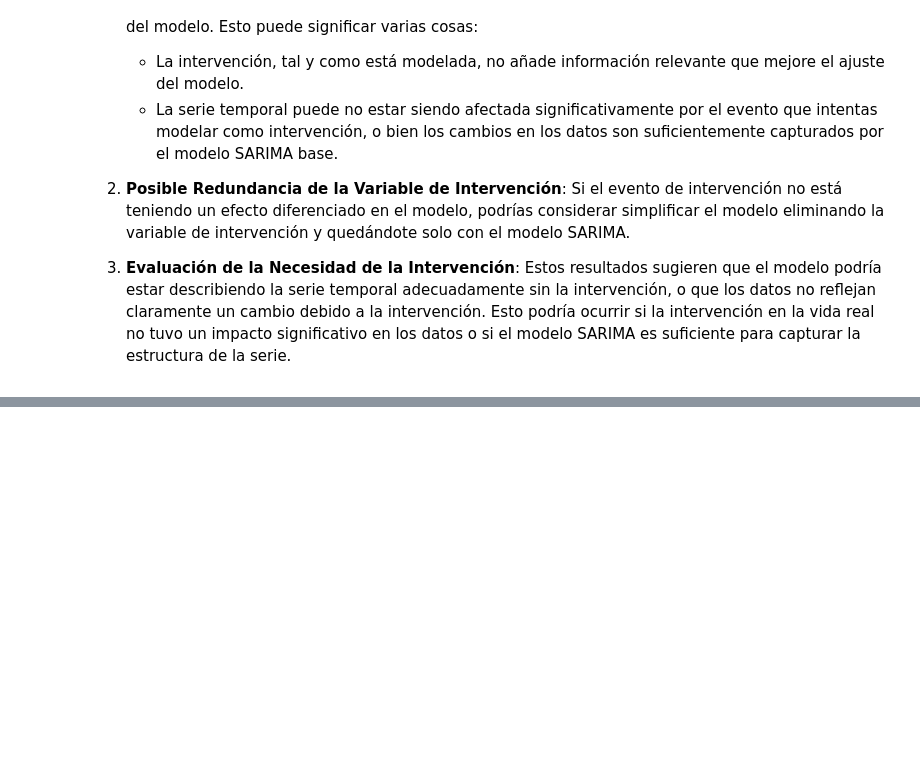
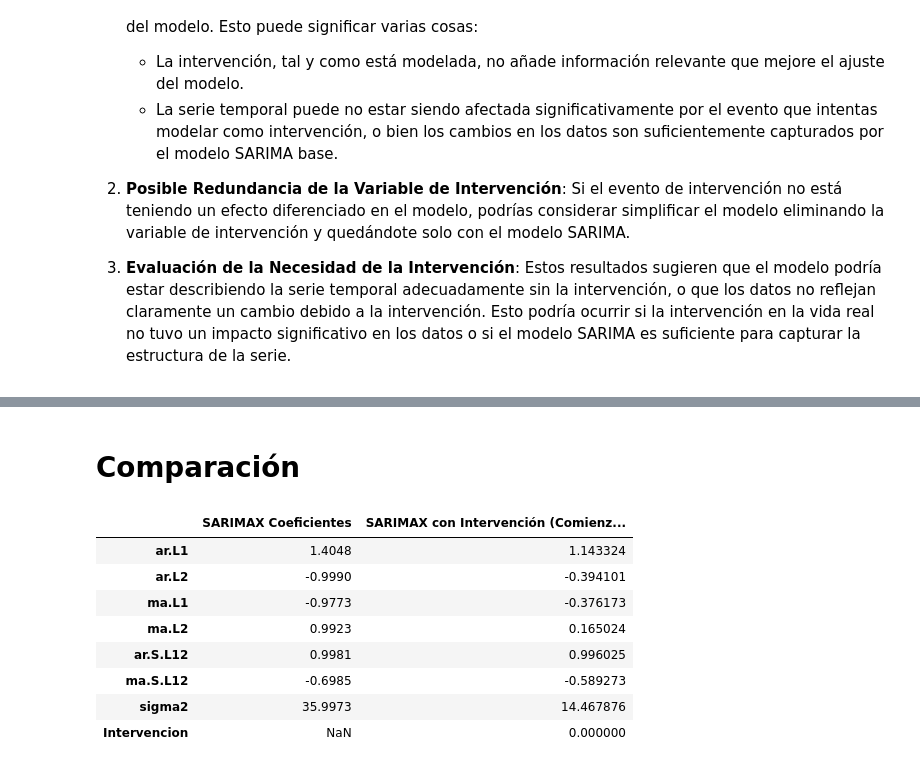
Before and after one commit to gapv09/Trabajos-Aplicativos, a Jupyter notebook: Café.ipynb, the cells around one changed output, grey strips where cells are left out. Drawn from its saved outputs; the diff is of its cells as text; code cells hidden in the pictures; blank space fills up the shorter version.

```diff
--- a/Café.ipynb
+++ b/Café.ipynb
@@ -913,0 +990,45 @@ For example, when doing 'df[col].method(value, inplace=True)', try using 'df.met
+# %% [markdown]
+# Comparación
+# %%
+import pandas as pd
+
+# Definir los coeficientes para ambos modelos según los resultados proporcionados
+sarimax_params = {
+    'ar.L1': 1.4048,
+    'ar.L2': -0.9990,
+    'ma.L1': -0.9773,
+    'ma.L2': 0.9923,
+    'ar.S.L12': 0.9981,
+    'ma.S.L12': -0.6985,
+    'sigma2': 35.9973
+}
+
+sarimax_intervention_params = {
+    'Intervencion': 0.000000,
+    'ar.L1': 1.143324,
+    'ar.L2': -0.394101,
+    'ar.S.L12': 0.996025,
+    'ma.L1': -0.376173,
+    'ma.L2': 0.165024,
+    'ma.S.L12': -0.589273,
+    'sigma2': 14.467876
+}
+
+# Crear un DataFrame para comparar los coeficientes de ambos modelos
+comparison_df = pd.DataFrame({
+    'SARIMAX Coeficientes': sarimax_params,
+    'SARIMAX con Intervención (Comienzo gradual permanente)': sarimax_intervention_params
+})
+
+# Mostrar la tabla de comparación
+comparison_df
+# %% [output]
+|  | SARIMAX Coeficientes | SARIMAX con Intervención (Comienz... |
+| ar.L1 | 1.4048 | 1.143324 |
+| ar.L2 | -0.9990 | -0.394101 |
+| ma.L1 | -0.9773 | -0.376173 |
+| ma.L2 | 0.9923 | 0.165024 |
+| ar.S.L12 | 0.9981 | 0.996025 |
+| ma.S.L12 | -0.6985 | -0.589273 |
+| sigma2 | 35.9973 | 14.467876 |
+| Intervencion | NaN | 0.000000 |
```
Also changed, not shown: parts of 5 cells of this notebook.
